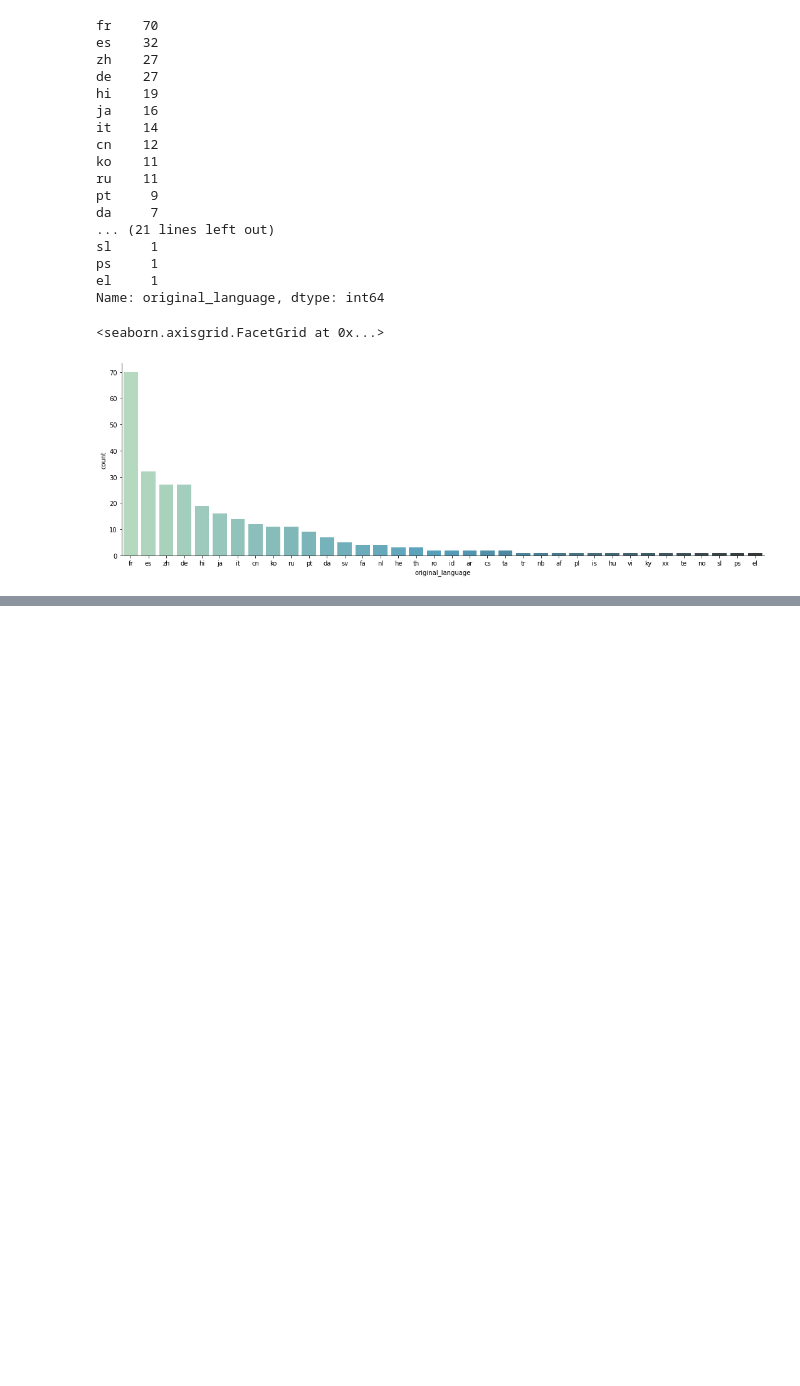
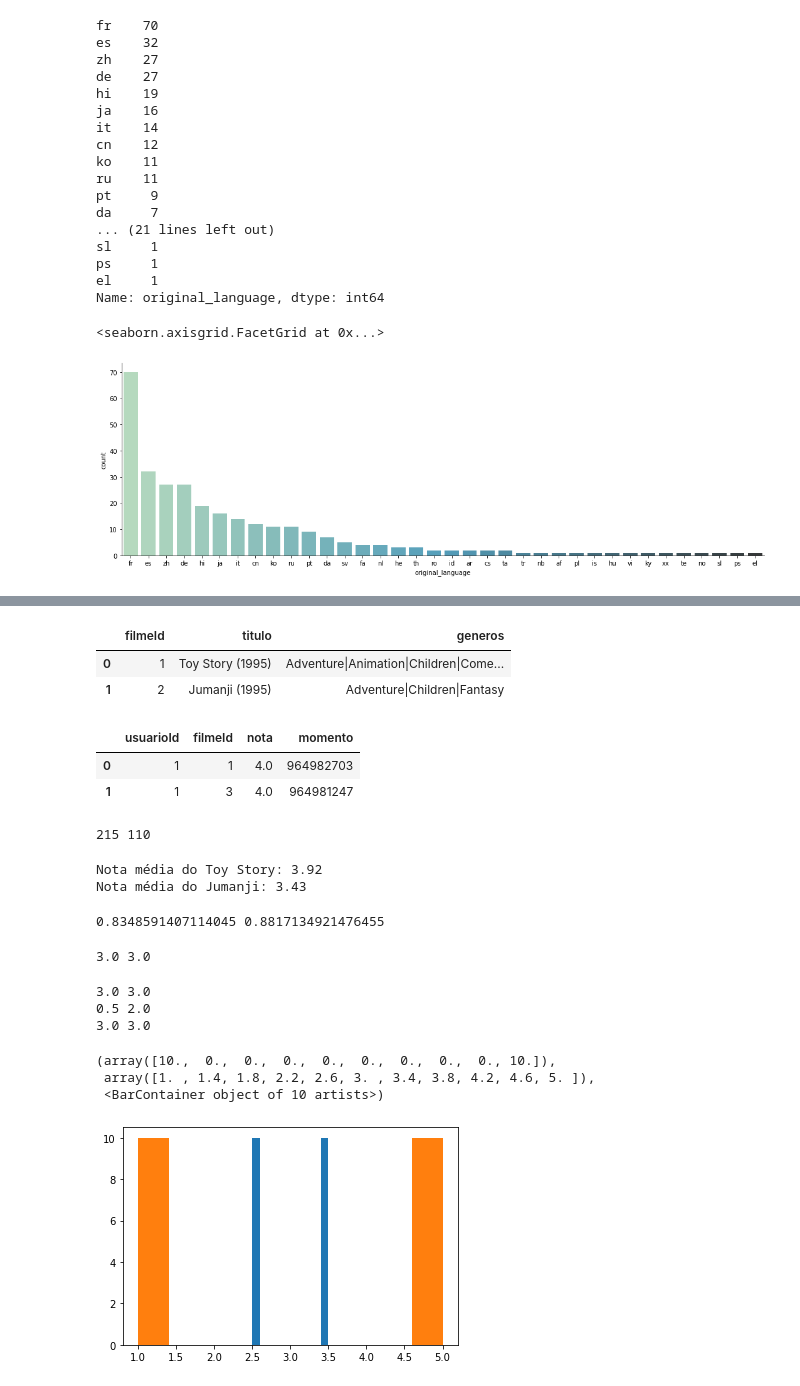
Before and after one commit to J-Neto/distribuicao-notas-analise-exploratoria, a Jupyter notebook: dist-notas-tmdb.ipynb, the cells around one changed output, grey strips where cells are left out. Cells and saved outputs as stored; diff of their text form; code cells hidden in the pictures; blank space fills up the shorter version.

Commit message:
Media, Mediana e desvio padrão

```diff
--- a/dist-notas-tmdb.ipynb
+++ b/dist-notas-tmdb.ipynb
@@ -143,0 +146,37 @@ sns.catplot(x="original_language", kind="count", data=filmes_sem_lingua_original
+# %%
+# Verificando os dois primeiros filmes
+filmes = pd.read_csv('data/ml-latest-small/movies.csv')
+filmes.columns = ['filmeId', 'titulo', 'generos']
+filmes.head(2)
+# %% [output]
+|  | filmeId | titulo | generos |
+| 0 | 1 | Toy Story (1995) | Adventure|Animation|Children|Come... |
+| 1 | 2 | Jumanji (1995) | Adventure|Children|Fantasy |
+# %%
+notas = pd.read_csv('data/ml-latest-small/ratings.csv')
+notas.columns = ['usuarioId', 'filmeId', 'nota', 'momento']
+notas.head(2)
+# %% [output]
+|  | usuarioId | filmeId | nota | momento |
+| 0 | 1 | 1 | 4.0 | 964982703 |
+| 1 | 1 | 3 | 4.0 | 964981247 |
+# %%
+# Selecionando as avaliações dos 2 primeiros filmes
+notas_do_toy_story = notas.query('filmeId==1')
+notas_do_jumanji = notas.query('filmeId==2')
+print(len(notas_do_toy_story), len(notas_do_jumanji))
+# %% [output]
+215 110
+# %%
+print('Nota média do Toy Story: %.2f' % notas_do_toy_story.nota.mean())
+print('Nota média do Jumanji: %.2f' % notas_do_jumanji.nota.mean())
+
+# Medias centrais: média, mediana, moda...
+# %% [output]
+Nota média do Toy Story: 3.92
+Nota média do Jumanji: 3.43
+# %%
+# O quão distantes estão os pontos da mediana?
+print(notas_do_toy_story.nota.std(), notas_do_jumanji.nota.std())
+# %% [output]
+0.8348591407114045 0.8817134921476455
@@ -143,0 +187,26 @@ sns.catplot(x="original_language", kind="count", data=filmes_sem_lingua_original
+# %%
+# Utilizando o numpy com arrays de exemplos
+import numpy as np
+
+filme1 = np.append(np.array([2.5] * 10), np.array([3.5] * 10))
+filme2 = np.append(np.array([5] * 10), np.array([1] * 10))
+# %% [output]
+3.0 3.0
+# %%
+# Mediana
+print(filme1.mean(), filme2.mean())
+print(np.std(filme1), np.std(filme2))
+print(np.median(filme1), np.median(filme2))
+# %% [output]
+3.0 3.0
+0.5 2.0
+3.0 3.0
+# %%
+# Histograma de ambos
+plt.hist(filme1)
+plt.hist(filme2)
+# %% [output]
+(array([10.,  0.,  0.,  0.,  0.,  0.,  0.,  0.,  0., 10.]),
+ array([1. , 1.4, 1.8, 2.2, 2.6, 3. , 3.4, 3.8, 4.2, 4.6, 5. ]),
+ <BarContainer object of 10 artists>)
+[figure, added]
```
Also changed, not shown: parts of 5 cells of this notebook.
